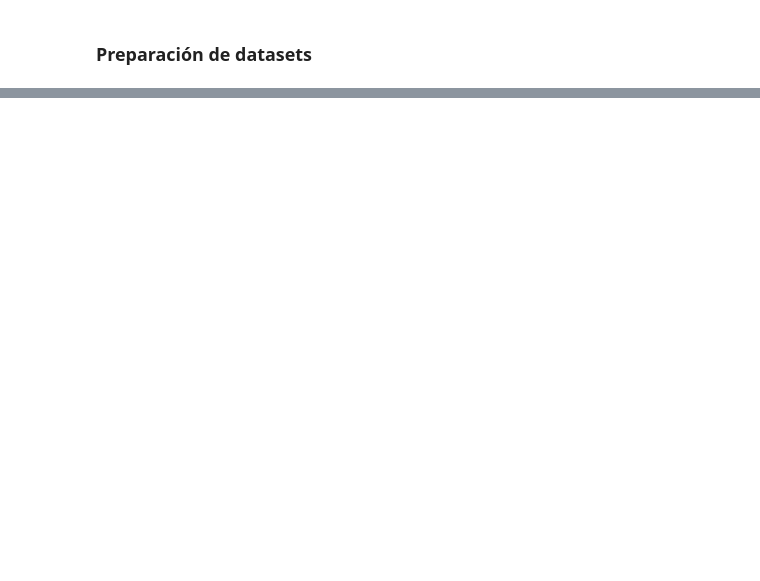
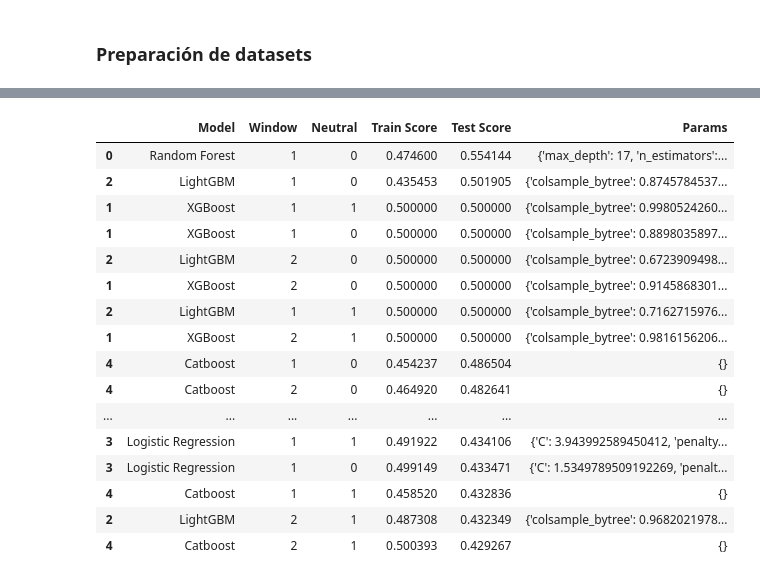
Before and after one commit to sigmaleph/DH-Final, a Jupyter notebook: 4 - Classifiers.ipynb, the cells around one changed output, grey strips where cells are left out. Saved outputs shown, nothing was run; the diff lists cells and outputs as text; code cells hidden in the pictures; blank space fills up the shorter version.

Commit message:
mejoras a Classifiers

```diff
--- a/4 - Classifiers.ipynb
+++ b/4 - Classifiers.ipynb
@@ -42,14 +15,0 @@ y_test = le.fit_transform(y_test)
-# %%
-from sklearn.ensemble import RandomForestClassifier
-import scipy.stats as st
-rf = RandomForestClassifier(random_state=RS)
-params = {
-    "n_estimators": st.randint(10,300),    # Number of boosted trees to fit.
-    "max_depth"   : st.randint(2, 30),     # Maximum tree depth for base learners.
-}
-# %%
-from sklearn.model_selection import RandomizedSearchCV, KFold
-from sklearn.metrics import roc_auc_score
-kf   = KFold(n_splits=5, shuffle=True, random_state=RS)
-rgrid = RandomizedSearchCV(estimator=rf, param_distributions=params, cv=kf, scoring='roc_auc',
-                           n_iter=50, verbose=2, n_jobs=-1)
@@ -280,0 +124,24 @@ Catboost                      : 0.54
+# %%
+import itertools
+windows = np.arange(1, 3)
+neutral = [1, 0]
+
+resultado = pd.DataFrame()
+
+for win, neu in itertools.product(windows, neutral):
+
+    X, X_test, y, y_test = dataset_prep(window=win, neutral=neu)
+
+    clfs = train_classifier(X, X_test, y, y_test)
+
+    res = pd.DataFrame(
+    {'Model'      : clfs['Model'],
+     'Window'     : list(str(win)*clfs.shape[0]),
+     'Neutral'    : list(str(neu)*clfs.shape[0]),
+     'Train Score': clfs['Train Score'],
+     'Test Score' : clfs['Test Score'],
+     'Params'     : clfs['Params'],
+     'Estimator'  : clfs['Estimator']
+    })
+
+    resultado = pd.concat([resultado, res], axis=0)
@@ -280,0 +242,24 @@ Catboost                      : 0.54
+# %%
+resultado = resultado.sort_values(by='Test Score', ascending=False)
+best = resultado.Estimator[0]
+resultado = resultado.iloc[:, :-1]
+# %%
+resultado
+# %% [output]
+|  | Model | Window | Neutral | Train Score | Test Score | Params |
+| 0 | Random Forest | 1 | 0 | 0.474600 | 0.554144 | {'max_depth': 17, 'n_estimators':... |
+| 2 | LightGBM | 1 | 0 | 0.435453 | 0.501905 | {'colsample_bytree': 0.8745784537... |
+| 1 | XGBoost | 1 | 1 | 0.500000 | 0.500000 | {'colsample_bytree': 0.9980524260... |
+| 1 | XGBoost | 1 | 0 | 0.500000 | 0.500000 | {'colsample_bytree': 0.8898035897... |
+| 2 | LightGBM | 2 | 0 | 0.500000 | 0.500000 | {'colsample_bytree': 0.6723909498... |
+| 1 | XGBoost | 2 | 0 | 0.500000 | 0.500000 | {'colsample_bytree': 0.9145868301... |
+| 2 | LightGBM | 1 | 1 | 0.500000 | 0.500000 | {'colsample_bytree': 0.7162715976... |
+| 1 | XGBoost | 2 | 1 | 0.500000 | 0.500000 | {'colsample_bytree': 0.9816156206... |
+| 4 | Catboost | 1 | 0 | 0.454237 | 0.486504 | {} |
+| 4 | Catboost | 2 | 0 | 0.464920 | 0.482641 | {} |
+| ... | ... | ... | ... | ... | ... | ... |
+| 3 | Logistic Regression | 1 | 1 | 0.491922 | 0.434106 | {'C': 3.943992589450412, 'penalty... |
+| 3 | Logistic Regression | 1 | 0 | 0.499149 | 0.433471 | {'C': 1.5349789509192269, 'penalt... |
+| 4 | Catboost | 1 | 1 | 0.458520 | 0.432836 | {} |
+| 2 | LightGBM | 2 | 1 | 0.487308 | 0.432349 | {'colsample_bytree': 0.9682021978... |
+| 4 | Catboost | 2 | 1 | 0.500393 | 0.429267 | {} |
```
Also changed, not shown: parts of 48 cells of this notebook.
